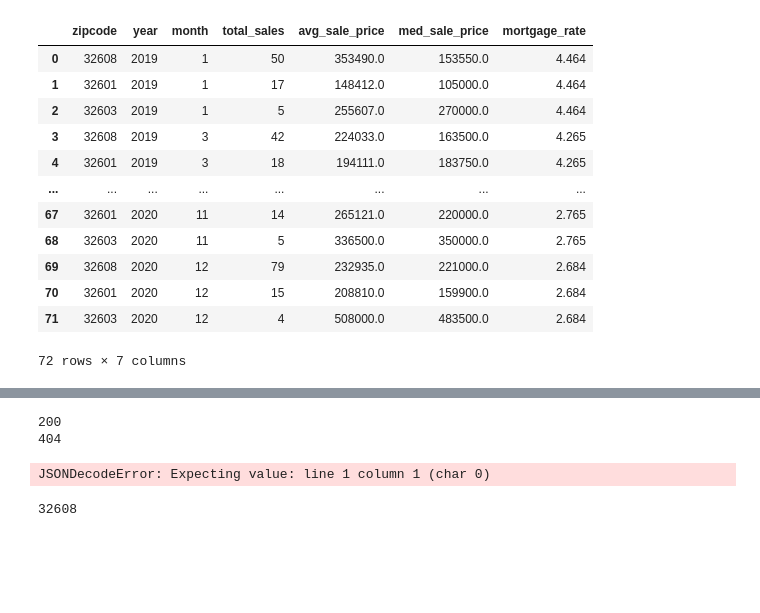
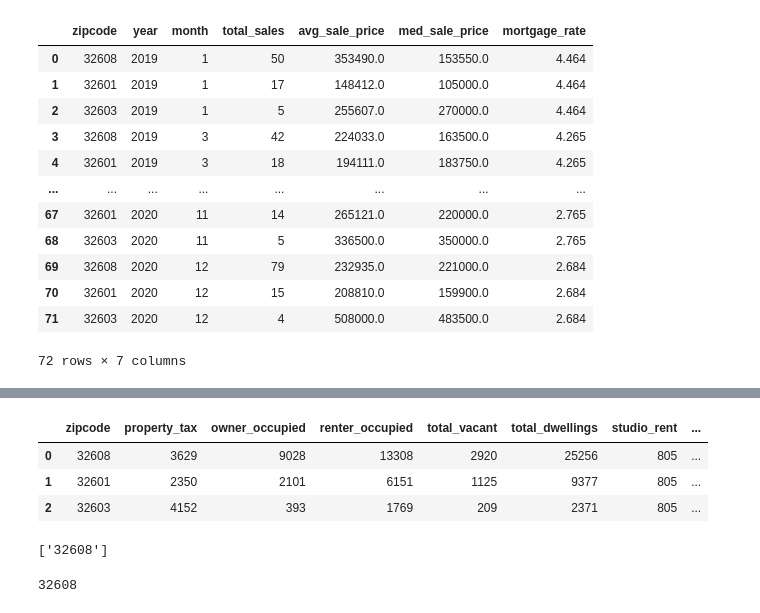
Before and after one commit to FinalProject-2021/Housing_Valuation, a Jupyter notebook: sales_data_JJ.ipynb, the cells around one changed output, grey strips where cells are left out. Saved outputs shown, nothing was run; the diff lists cells and outputs as text; code cells hidden in the pictures; blank space fills up the shorter version.

Commit message:
area sample pull is now working

```diff
--- a/sales_data_JJ.ipynb
+++ b/sales_data_JJ.ipynb
@@ -76,15 +76,18 @@ zip_code_sales = []
 total_sales = []
 average_price = []
 median_price = []
+sales_no_data = []
 
 for code in test_zip:
     # Make API call
     sales_response = requests.post( f'{property_url}{sales_trend}{code}{sales_trend_dates}',
                                     headers = headers)
-    sales = sales_response.json()
 
-    # Set delay based on API call limitations
-    time.sleep(7)
+    if sales_response.status_code != 200:
+        sales_no_data.append(area_response.url)
+    else:
+        sales = sales_response.json()
+
     # Loop through API data and append to variables
     for i in sales['salestrends']:
         year.append(pd.to_datetime(i['daterange']['start']).year)
@@ -94,6 +97,8 @@ for code in test_zip:
         average_price.append(i['SalesTrend']['avgsaleprice'])
         median_price.append(i['SalesTrend']['medsaleprice'])
 
+    # Set delay based on API call limitations
+    time.sleep(7)
 
 # Create new DF with data
 sales_data = pd.DataFrame({"zipcode": zip_code_sales, "year":year, "month":month,
@@ -138,52 +146,66 @@ final_sales
 # %%
 # Establish API URL
 community_url = "https://api.gateway.attomdata.com/communityapi/v2.0.0"
 
-area = "/area/full?AreaId=ZI"
+area_url = "/area/full?AreaId=ZI"
 
 
 # Establish variable for information desired
 zip_code_area = []
 prop_tax = []
 owner_occupied = []
 renter_occupied = []
 total_vacant =[]
 total_dwellings = []
+area_no_data = []
+studio_rent = []
+one_bed_rent = []
+two_bed_rent = []
+three_bed_rent = []
+four_bed_rent = []
 
 
 for code in test_zip:
 
     # Make API call
-    area_response = requests.post( f'{community_url}{area}{code}', headers = headers)
-    print(area_response.status_code)
-    area = area_response.json()
+    area_response = requests.post( f'{community_url}{area_url}{code}', headers = headers)
+    if area_response.status_code != 200:
+        area_no_data.append(area_response.url)
+    else:
+        area = area_response.json()
+        for i in area:
+            zip_code_area.append(area['response']['inputparameter']['AreaId'][2:7])
+        for i in area['response']['result']['package']['item']:
+            prop_tax.append(i['avg_prop_tax'])
+            owner_occupied.append(i['dwlowned'])
+            renter_occupied.append(i['dwlrent'])
+            total_vacant.append(i['dwlvacnt'])
+            total_dwellings.append(i['dwltotal'])
+            studio_rent.append(i['studio_county'])
+            one_bed_rent.append(i['one_bed_county'])
+            two_bed_rent.append(i['two_bed_county'])
+            three_bed_rent.append(i['three_bed_county'])
+            four_bed_rent.append(i['four_bed_county'])
 
     # Set delay based on API call limitations
-    # time.sleep(7)
+    time.sleep(7)
 
-    # Loop through API data and append to variables
-    # for i in area:
-    #     zip_code_area.append(area['response']['inputparameter']['AreaId'][2:7])
-    # for i in area['response']['result']['package']['item']:
-    #     prop_tax.append(i['avg_prop_tax'])
-    #     owner_occupied.append(i['dwlowned'])
-    #     renter_occupied.append(i['dwlrent'])
-    #     total_vacant.append(i['dwlvacnt'])
-    #     total_dwellings.append(i['dwltotal'])
-
-
-
-
-# area_data = pd.DataFrame({'zipcode': zip_code_area})
-# , 'property_tax': prop_tax,
-#                         'owner_occupied': owner_occupied, 'renter_occupied': renter_occupied,
-#                         'total_vacant': total_vacant, 'total_dwellings': total_dwellings})
-# area_data
-zip_code_area
+area_data = pd.DataFrame({'zipcode': zip_code_area, 'property_tax': prop_tax,
+                        'owner_occupied': owner_occupied, 'renter_occupied': renter_occupied,
+                        'total_vacant': total_vacant, 'total_dwellings': total_dwellings,
+                        'studio_rent': studio_rent, 'one_bed_rent': one_bed_rent,
+                        'two_bed_rent': two_bed_rent, 'three_bed_rent': three_bed_rent,
+                        'four_bed_rent': four_bed_rent})
+area_data
 # %% [output]
-200
-404
-JSONDecodeError: Expecting value: line 1 column 1 (char 0)
+|  | zipcode | property_tax | owner_occupied | renter_occupied | total_vacant | total_dwellings | studio_rent | ... |
+| 0 | 32608 | 3629 | 9028 | 13308 | 2920 | 25256 | 805 | ... |
+| 1 | 32601 | 2350 | 2101 | 6151 | 1125 | 9377 | 805 | ... |
+| 2 | 32603 | 4152 | 393 | 1769 | 209 | 2371 | 805 | ... |
+# %%
+zip_code_area
+# %% [output]
+['32608']
 # %%
 for i in area:
 #     print(['inputparameter']['AreaId'])
```
Also changed, not shown: parts of 1 cell of this notebook.
